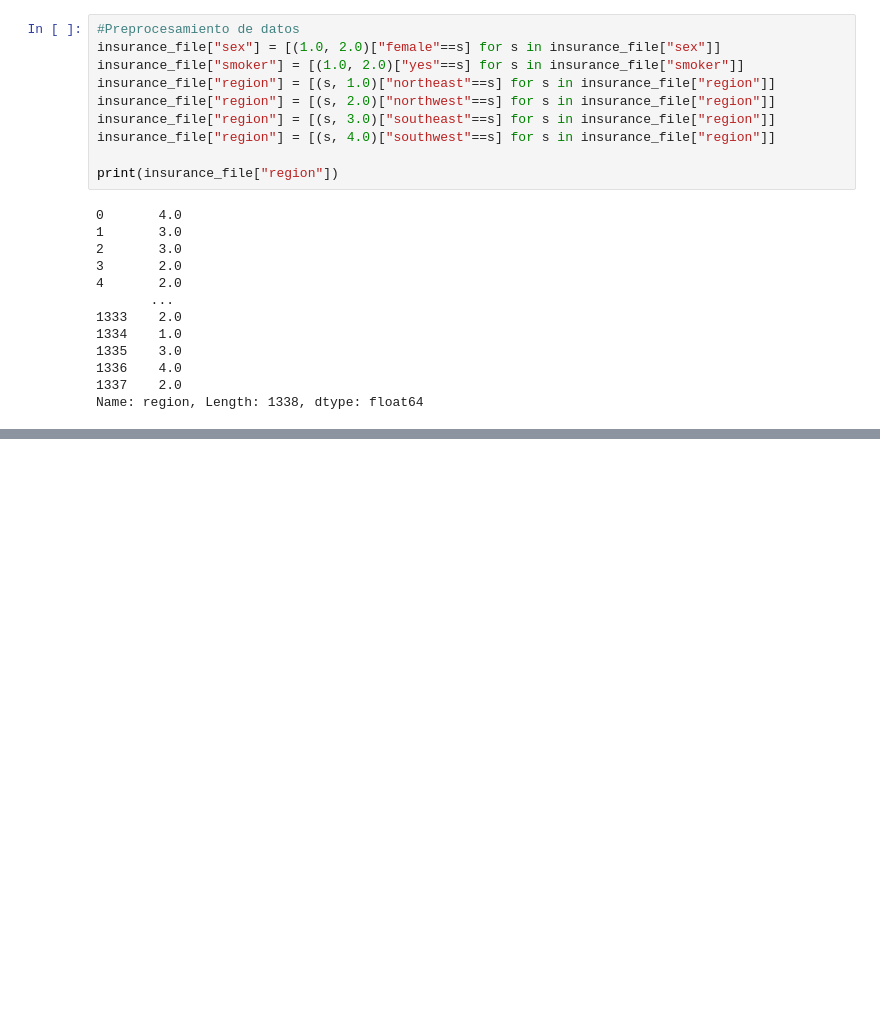
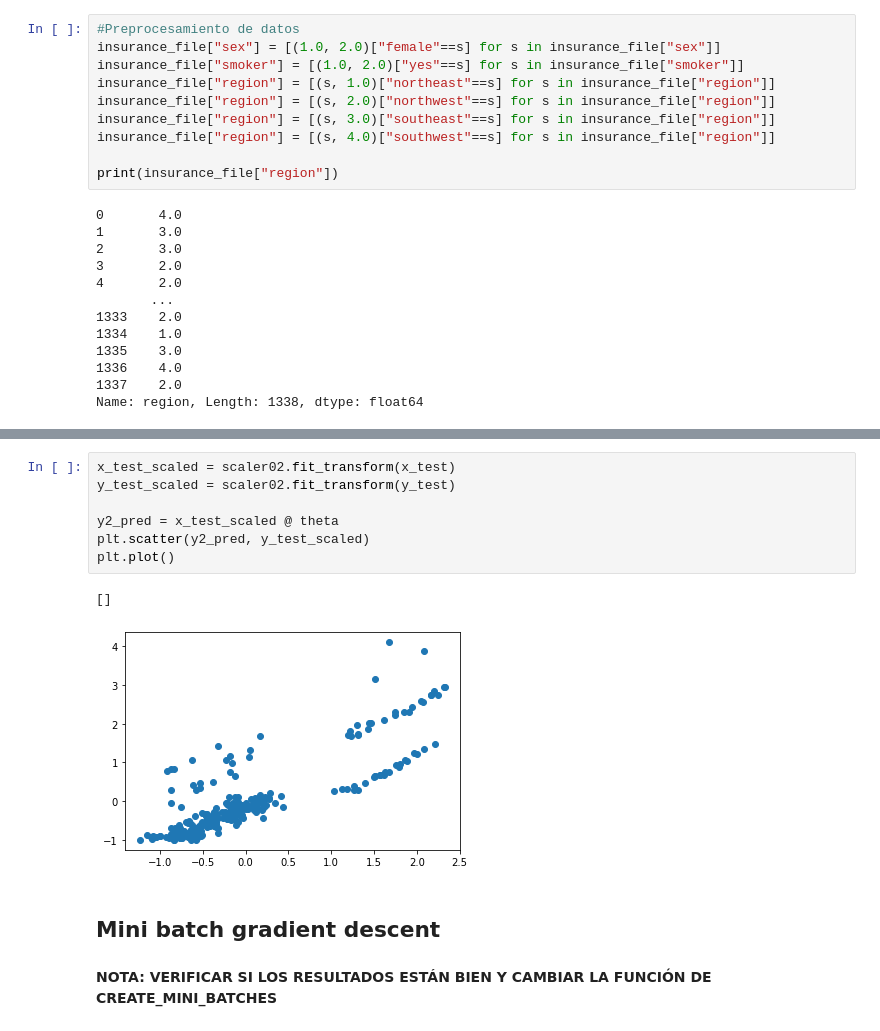
Before and after one commit to MDG99/Algoritmos-de-regresi-n, a Jupyter notebook: Estimación de un seguro.ipynb, the cells around one changed output, grey strips where cells are left out. Cells and saved outputs as stored; diff of their text form; blank space fills up the shorter version.

```diff
--- a/Estimación de un seguro.ipynb
+++ b/Estimación de un seguro.ipynb
@@ -137,0 +160,14 @@ Los pesos hallados son: [   313.4412873     560.34043337    586.23860306 -22152.
+# %%
+x_test_scaled = scaler02.fit_transform(x_test)
+y_test_scaled = scaler02.fit_transform(y_test)
+
+y2_pred = x_test_scaled @ theta
+plt.scatter(y2_pred, y_test_scaled)
+plt.plot()
+# %% [output]
+[]
+[figure, added]
+# %% [markdown]
+## Mini batch gradient descent
+# %% [markdown]
+**NOTA: VERIFICAR SI LOS RESULTADOS ESTÁN BIEN Y CAMBIAR LA FUNCIÓN DE CREATE_MINI_BATCHES**
```
Also changed, not shown: parts of 23 cells of this notebook, 3 other files.
